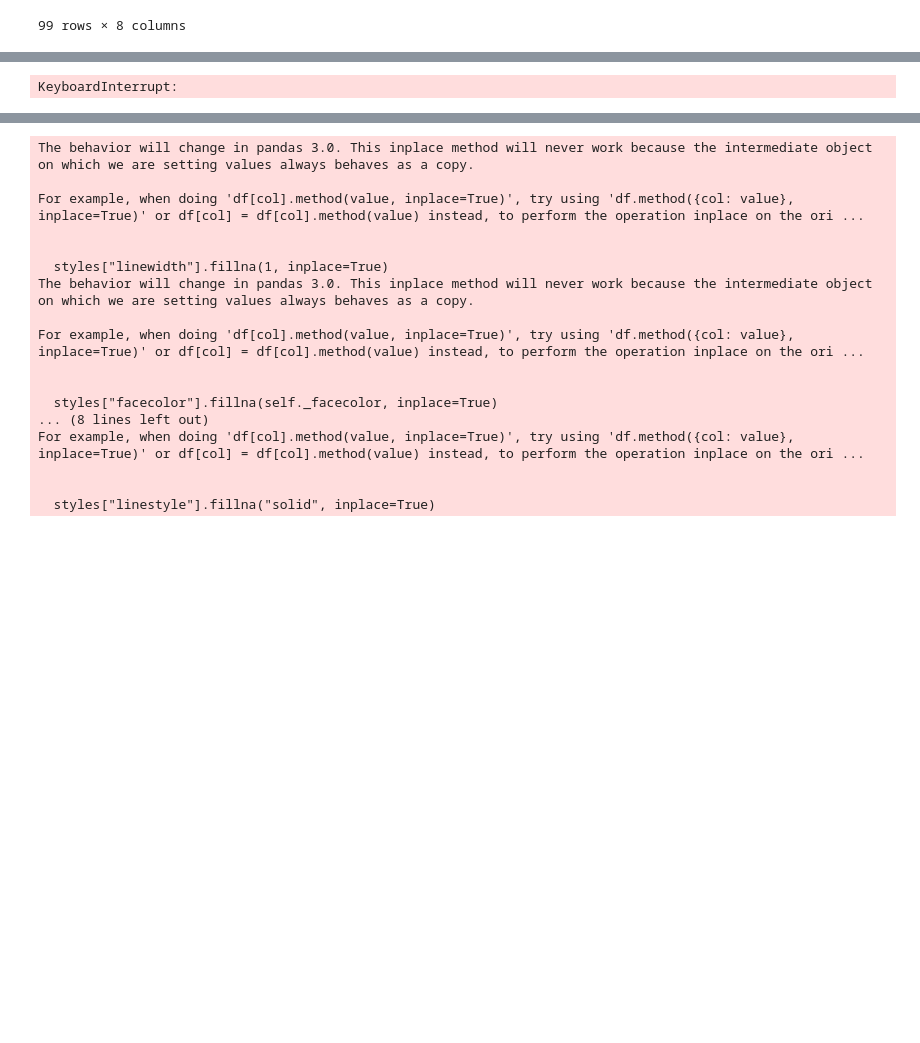
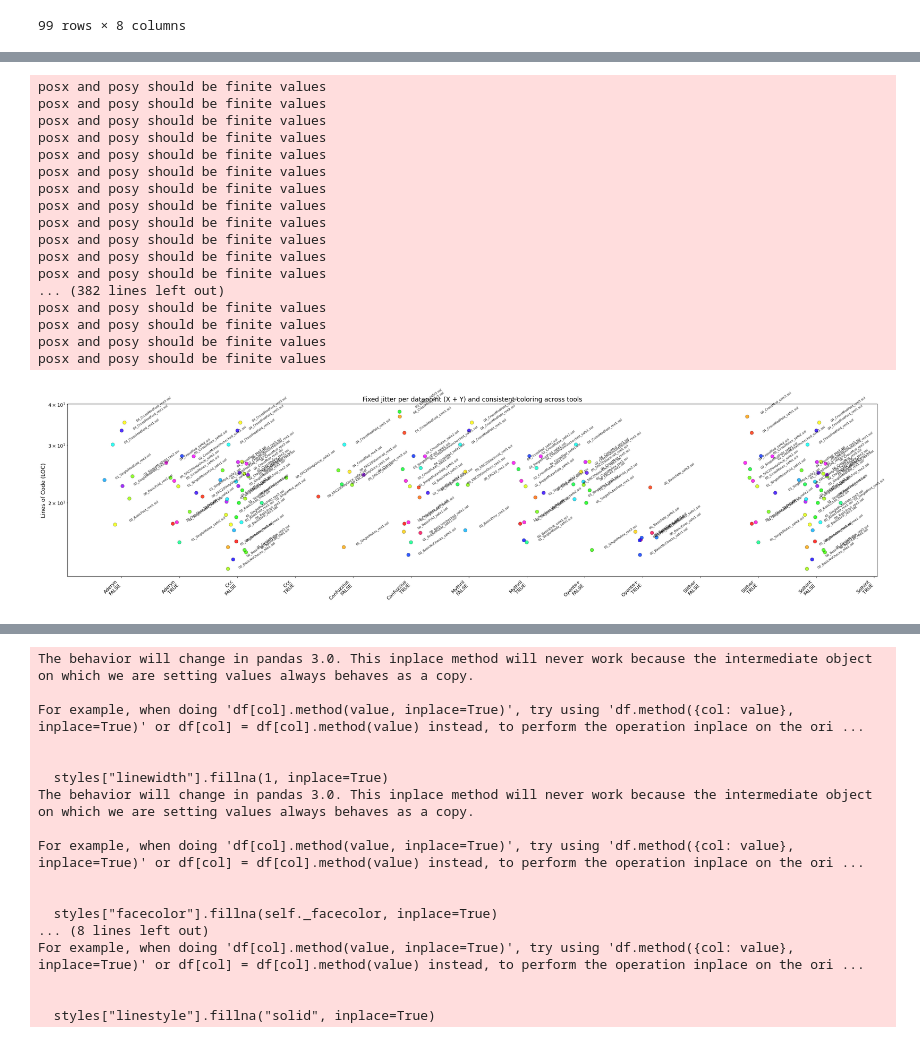
Before and after one commit to matteo-rizzo/reentrancy-detection-benchmarks, a Jupyter notebook: results/smartbugs_csv_parser.ipynb, the cells around one changed output, grey strips where cells are left out. Drawn from its saved outputs; the diff is of its cells as text; code cells hidden in the pictures; blank space fills up the shorter version.

```diff
--- a/results/smartbugs_csv_parser.ipynb
+++ b/results/smartbugs_csv_parser.ipynb
@@ -363,7 +383,7 @@ import numpy as np
 import matplotlib.cm as cm
 import matplotlib.colors as mcolors
 
-cmap = cm.get_cmap('tab20', len(unique_points))
+
 
 df = df_re.copy()
 
@@ -372,7 +392,7 @@ df = df_re.copy()
 # ----------------------------------------------------
 unique_points = df["basename"].unique()
 n = len(unique_points)
-
+cmap = cm.get_cmap('tab20', len(unique_points))
 colors = {}
 x_jitter = {}
 y_jitter = {}
@@ -407,54 +427,73 @@ for tool in tools:
     pos += 1
 
 # ----------------------------------------------------
 # 3. PLOT — fixed jitter X + fixed jitter Y
 # ----------------------------------------------------
-plt.figure(figsize=(22, 8))
+plt.figure(figsize=(30, 8))
 
 for _, row in df.iterrows():
+    label = row['true_reentrancy']
     name = row["basename"]
     tool = row["toolid"]
     loc = row["loc"]
     pred = row["predicted_reentrancy"]
 
-    # FIXED jitter per datapoint
-    x = x_positions[(tool, pred)] + x_jitter[name]
-    y = loc + y_jitter[name] * loc  # keep jitter proportional but linear
+    if label != pred:
+        # FIXED jitter per datapoint
+        x = x_positions[(tool, pred)] + x_jitter[name]
+        y = loc + y_jitter[name] * loc  # keep jitter proportional but linear
 
 
-    plt.scatter(
-        x,
-        y,
-        c=[colors[name]],
-        s=80,
-        alpha=0.8,
-        edgecolor="black",
-        linewidth=0.4
-    )
-    plt.text(
-    x,
-    y,
-    name,
-    fontsize=8,
-    ha='center',
-    va='bottom',
-    alpha=0.9,
-    rotation=35
-)
+        plt.scatter(
+            x,
+            y,
+            c=[colors[name]],
+            s=80,
+            alpha=0.8,
+            edgecolor="black",
+            linewidth=0.4
+        )
+        plt.text(
+            x+0.5,
+            y * 1.1,   # 1.5% above the ball
+            name,
+            fontsize=8,
+            ha='center',
+            va='center',
+            alpha=0.9,
+            rotation=35
+        )
 
 
 # ----------------------------------------------------
 # 4. Formatting
 # ----------------------------------------------------
 plt.yscale("log")
 plt.xticks(range(len(x_labels)), x_labels, rotation=45, ha='right')
 plt.ylabel("Lines of Code (LOC)")
 plt.title("Fixed jitter per datapoint (X + Y) and consistent coloring across tools")
 
 
 
 plt.grid(axis='y', alpha=0.2)
 plt.tight_layout()
 plt.show()
 # %% [output]
-KeyboardInterrupt:
+posx and posy should be finite values
+posx and posy should be finite values
+posx and posy should be finite values
+posx and posy should be finite values
+posx and posy should be finite values
+posx and posy should be finite values
+posx and posy should be finite values
+posx and posy should be finite values
+posx and posy should be finite values
+posx and posy should be finite values
+posx and posy should be finite values
+posx and posy should be finite values
+... (382 lines left out)
+posx and posy should be finite values
+posx and posy should be finite values
+posx and posy should be finite values
+posx and posy should be finite values
+[figure, added]
```
Also changed, not shown: parts of 6 cells of this notebook, 2 other files.
